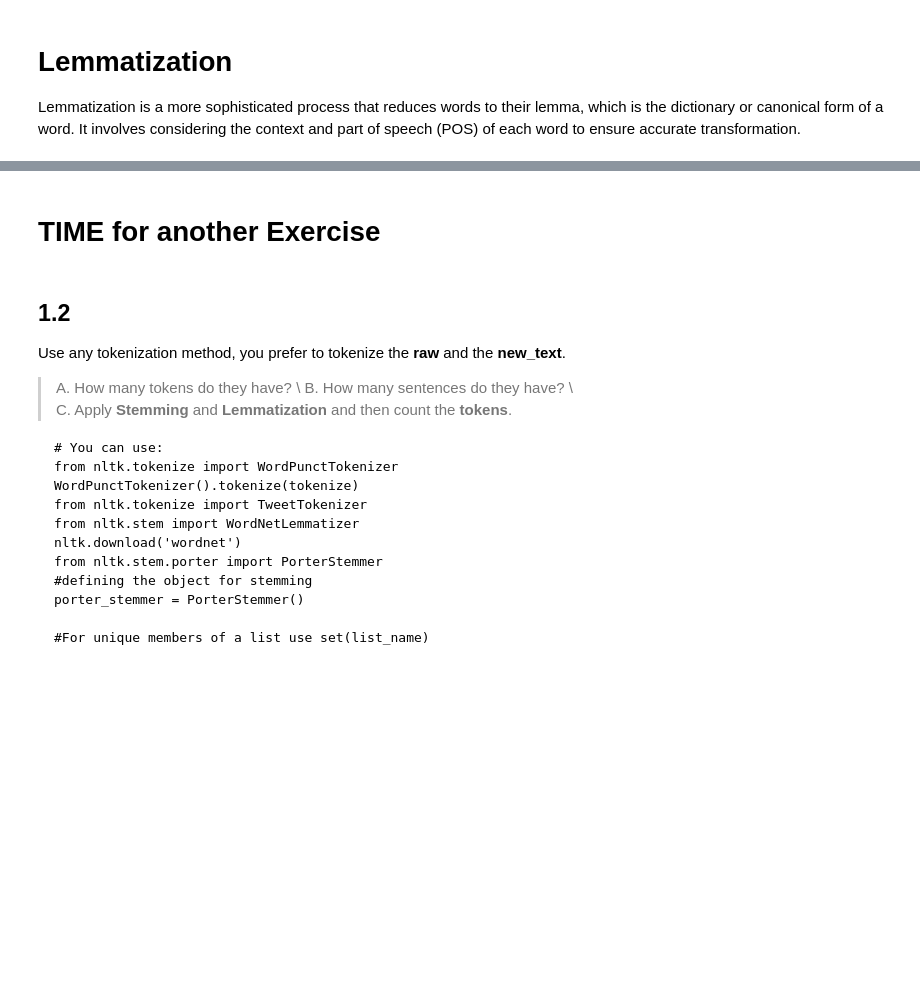
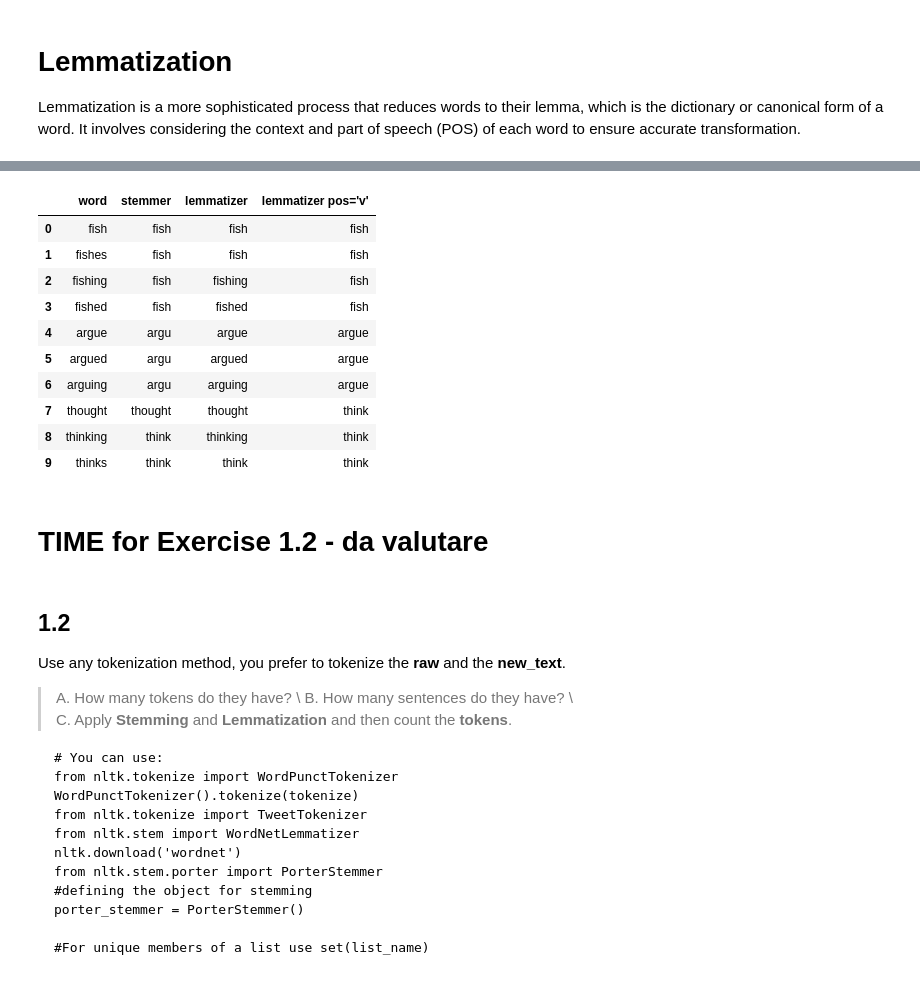
Before and after one commit to steestee25/tms_lab, a Jupyter notebook: Lab1_1_TMS_text_preprocessing.ipynb, the cells around one changed output, grey strips where cells are left out. Drawn from its saved outputs; the diff is of its cells as text; code cells hidden in the pictures; blank space fills up the shorter version.

```diff
--- a/Lab1_1_TMS_text_preprocessing.ipynb
+++ b/Lab1_1_TMS_text_preprocessing.ipynb
@@ -709,8 +961,33 @@ display(data_spam.head())
 | 2 | spam | Free entry in a wkly comp to win ... | [Free, entry, wkly, comp, win, FA... | [free, entri, wkli, comp, win, fa... | [Free, entry, wkly, comp, win, FA... |
 | 3 | ham | U dun say so early hor U c alread... | [U, dun, say, early, hor, U, c, a... | [u, dun, say, earli, hor, u, c, a... | [U, dun, say, early, hor, U, c, a... |
 | 4 | ham | Nah I dont think he goes to usf h... | [Nah, dont, think, goes, usf, liv... | [nah, dont, think, goe, usf, live... | [Nah, dont, think, go, usf, life,... |
+# %%
+# Examples from the slides: stemming vs lemmatization
+words = ['fish', 'fishes', 'fishing', 'fished', 'argue', 'argued', 'arguing', 'thought', 'thinking', 'thinks']
+
+display(pd.DataFrame({
+    'word': words,
+    # rules: cuts the suffixes, the result may not be a real word
+    'stemmer': [porter_stemmer.stem(w) for w in words],
+    # dictionary: without pos, every word is treated as a noun
+    'lemmatizer': [wordnet_lemmatizer.lemmatize(w) for w in words],
+    # dictionary: with pos='v', every word is treated as a verb
+    "lemmatizer pos='v'": [wordnet_lemmatizer.lemmatize(w, pos='v') for w in words],
+}))
+# %% [output]
+|  | word | stemmer | lemmatizer | lemmatizer pos='v' |
+| 0 | fish | fish | fish | fish |
+| 1 | fishes | fish | fish | fish |
+| 2 | fishing | fish | fishing | fish |
+| 3 | fished | fish | fished | fish |
+| 4 | argue | argu | argue | argue |
+| 5 | argued | argu | argued | argue |
+| 6 | arguing | argu | arguing | argue |
+| 7 | thought | thought | thought | think |
+| 8 | thinking | think | thinking | think |
+| 9 | thinks | think | think | think |
 # %% [markdown]
-# TIME for another Exercise
+# TIME for Exercise 1.2 - da valutare
 # %% [markdown]
 ## 1.2
 Use any tokenization method, you prefer to tokenize the **raw** and the **new_text**.
```
Also changed, not shown: parts of 98 cells of this notebook.
